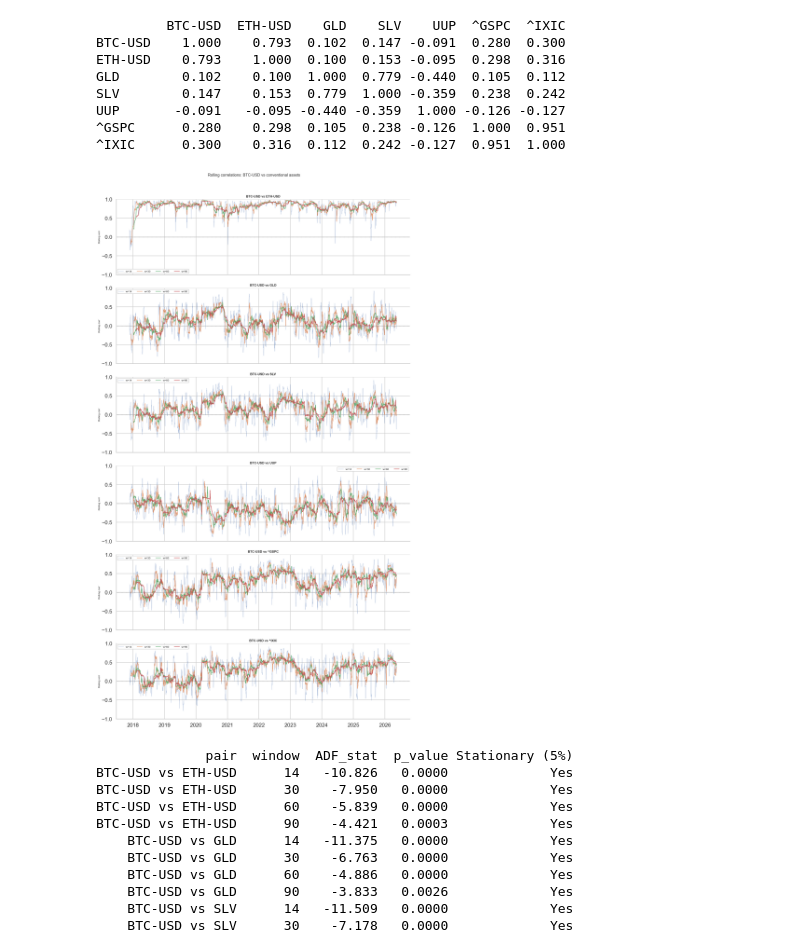
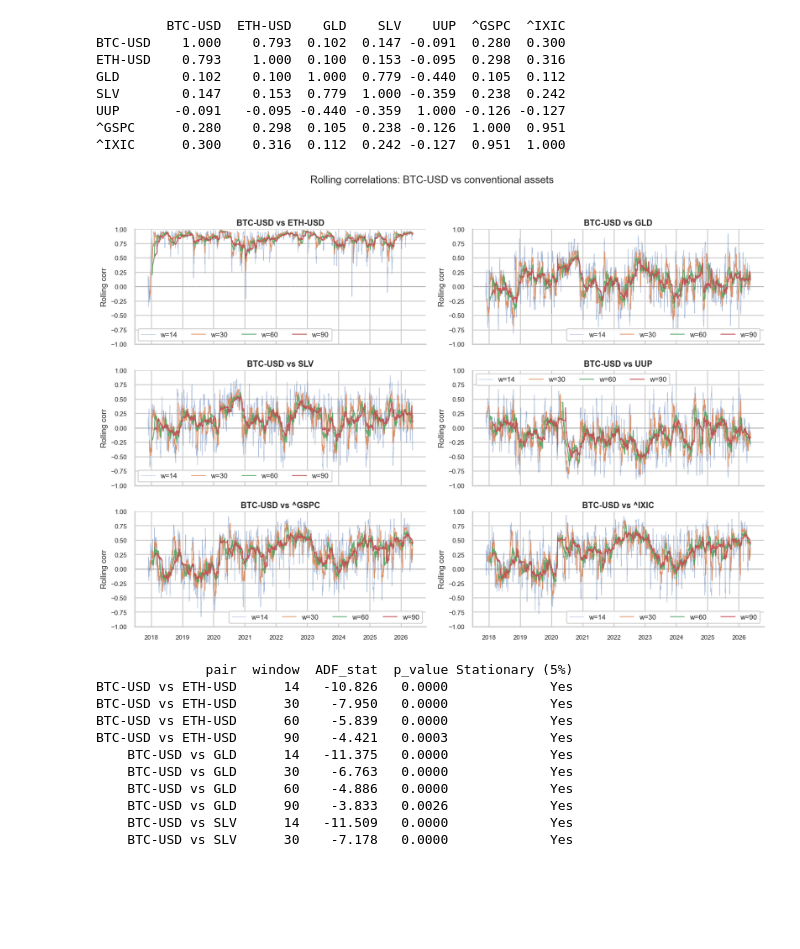
Before and after one commit to b0gdaan/master-thesis, a Jupyter notebook: notebooks/01_EDA_Dataset.ipynb, the cells around one changed output. Drawn from its saved outputs; the diff is of its cells as text; code cells hidden in the pictures; blank space fills up the shorter version.

Commit message:
Figures: trim Appendix C to one signal example + table; reshape rolling-correlation figure to a readable 3x2 grid with larger fonts

```diff
--- a/notebooks/01_EDA_Dataset.ipynb
+++ b/notebooks/01_EDA_Dataset.ipynb
@@ -137,35 +137,40 @@ UUP       -0.091   -0.095 -0.440 -0.359  1.000 -0.126 -0.127
 # %%
 # ─── Rolling correlation: BTC vs all ──────────────────────────────
 base = cfg['base_asset']
 others = [c for c in rets.columns if c != base]
 windows = cfg['rolling_windows']
 
 # Visual weight per window: w=14 is noisiest, give it lighter treatment
 _lw_map   = {14: 0.7, 30: 1.2, 60: 1.4, 90: 1.5}
 _alpha_map = {14: 0.45, 30: 0.85, 60: 0.9, 90: 0.9}
 
-fig, axes = plt.subplots(len(others), 1, figsize=(14, 4.0 * len(others)), sharex=True)
-if len(others) == 1:
-    axes = [axes]
+import math
+_ncols = 2
+_nrows = math.ceil(len(others) / _ncols)
+fig, axes = plt.subplots(_nrows, _ncols, figsize=(15, 3.4 * _nrows), sharex=True)
+axes = list(axes.flatten()) if hasattr(axes, "flatten") else [axes]
+for _k in range(len(others), len(axes)):
+    axes[_k].set_visible(False)
 
 for ax, other in zip(axes, others):
     for w in windows:
         rc = rolling_corr(rets[base], rets[other], w).dropna()
         lw    = _lw_map.get(w, 1.0)
         alpha = _alpha_map.get(w, 0.9)
         ax.plot(rc.index, rc, label=f'w={w}', lw=lw, alpha=alpha)
     ax.axhline(0, color='gray', lw=0.7, ls='--')
-    ax.set_title(f'{base} vs {other}', fontsize=10)
-    ax.legend(ncol=4, fontsize=8)
+    ax.set_title(f'{base} vs {other}', fontsize=13)
+    ax.legend(ncol=4, fontsize=11)
     ax.set_ylim(-1, 1)
-    ax.set_ylabel('Rolling corr', fontsize=8)
+    ax.tick_params(labelsize=10)
+    ax.set_ylabel('Rolling corr', fontsize=12)
 
-plt.suptitle(f'Rolling correlations: {base} vs conventional assets', fontsize=12, y=1.01)
+plt.suptitle(f'Rolling correlations: {base} vs conventional assets', fontsize=16, y=1.02)
 plt.tight_layout()
 plt.savefig(os.path.join(paths.figures, 'eda_rolling_corr_all.png'), dpi=150, bbox_inches='tight')
 plt.show()
 # %% [output]
-[figure, old version]
+[figure, new version]
 # %%
 # ─── ADF stationarity test on rolling correlations ────────────────
 from statsmodels.tsa.stattools import adfuller
```
Also changed, not shown: parts of 1 cell of this notebook, 5 other files.
